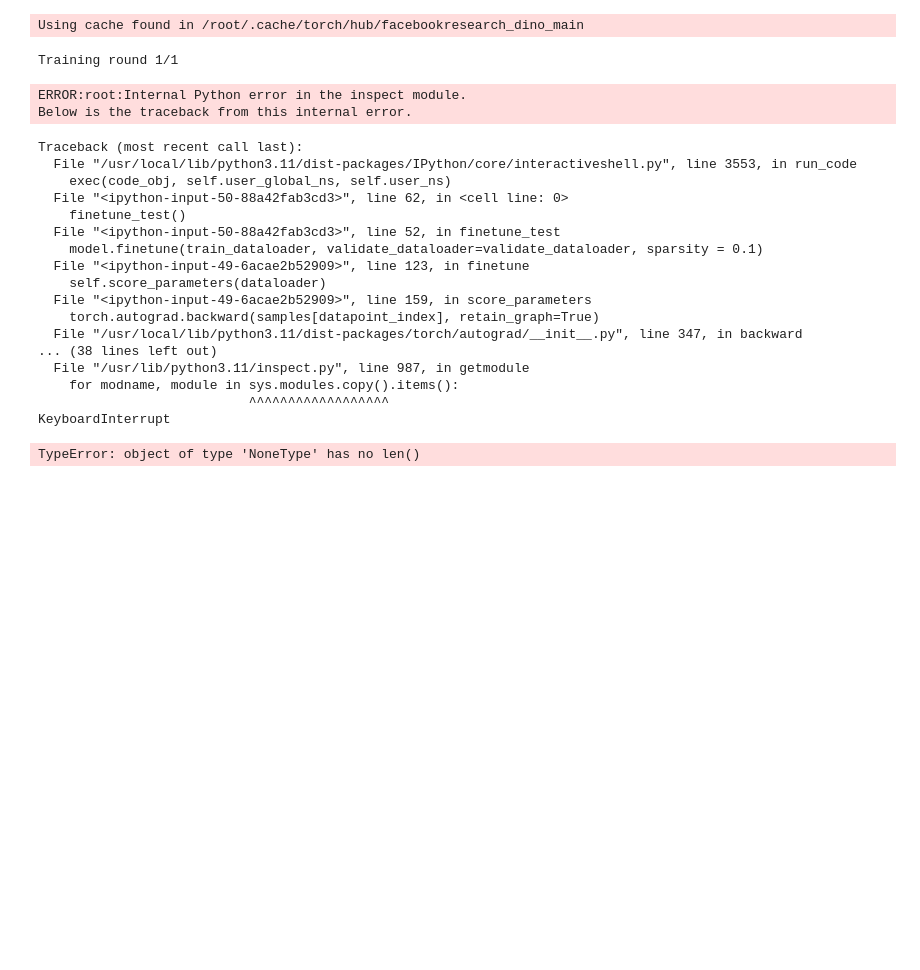
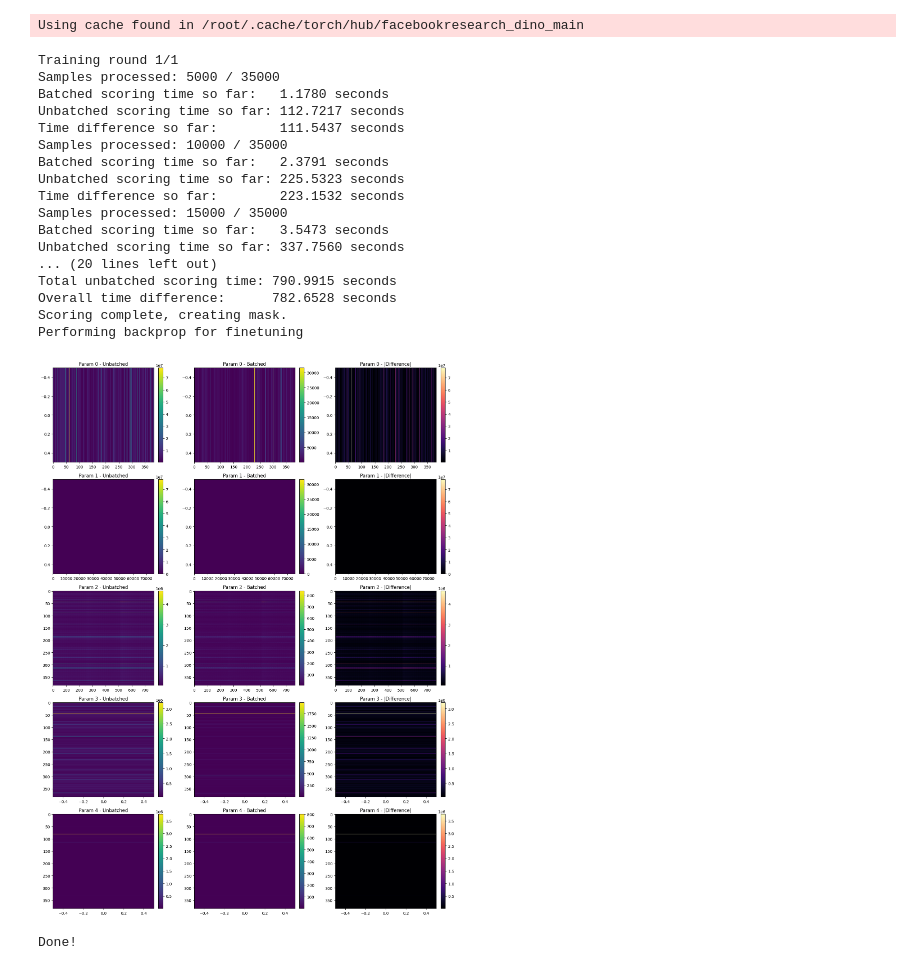
Before and after one commit to aWolander/google-colab, a Jupyter notebook: Federated Learning.ipynb, the cells around one changed output. Drawn from its saved outputs; the diff is of its cells as text; code cells hidden in the pictures; blank space fills up the shorter version.

Commit message:
heatmaps, other good stuff

```diff
--- a/Federated Learning.ipynb
+++ b/Federated Learning.ipynb
@@ -680,54 +715,52 @@ def FL_test():
     FL.test_model(test_dataloader)
 
 def single_test():
     model = DinoFullModel().to(device)
     #for param in model.parameters():
     #    print(param.shape)
     model.load_model(filepath="test_model.pt")
     model.plot_performance()
 
     model.train_model(train_dataloader, validate_dataloader=validate_dataloader, filepath="test_model")
     model.plot_performance()
     print("Done!")
 
 
 def finetune_test():
     model = DinoFullModel().to(device)
     #for param in model.parameters():
     #    print(param.shape)
     #model.plot_performance()
-    model.epochs = 20
+    model.epochs = 1
     model.finetune(train_dataloader, validate_dataloader=validate_dataloader, sparsity = 0.1)
-    model.plot_performance()
+    model.plot_score_heatmaps(show_difference=True)
     print("Done!")
 
 def finetune_batch_test():
     model = DinoFullModel().to(device)
-
+    model.epochs=0
     model.finetune(train_dataloader, validate_dataloader=validate_dataloader, sparsity = 0.1, use_both_scoring_methods=True)
     model.plot_score_heatmaps()
     print("Done!")
-finetune_test()
+finetune_batch_test()
 # %% [output]
 Using cache found in /root/.cache/torch/hub/facebookresearch_dino_main
 Training round 1/1
+Samples processed: 5000 / 35000
+Batched scoring time so far:   1.1780 seconds
+Unbatched scoring time so far: 112.7217 seconds
+Time difference so far:        111.5437 seconds
+Samples processed: 10000 / 35000
+Batched scoring time so far:   2.3791 seconds
+Unbatched scoring time so far: 225.5323 seconds
+Time difference so far:        223.1532 seconds
+Samples processed: 15000 / 35000
+Batched scoring time so far:   3.5473 seconds
+Unbatched scoring time so far: 337.7560 seconds
+... (20 lines left out)
+Total unbatched scoring time: 790.9915 seconds
+Overall time difference:      782.6528 seconds
+Scoring complete, creating mask.
+Performing backprop for finetuning
+[figure, added]
-ERROR:root:Internal Python error in the inspect module.
-Below is the traceback from this internal error.
+Done!
-Traceback (most recent call last):
-  File "/usr/local/lib/python3.11/dist-packages/IPython/core/interactiveshell.py", line 3553, in run_code
-    exec(code_obj, self.user_global_ns, self.user_ns)
-  File "<ipython-input-50-88a42fab3cd3>", line 62, in <cell line: 0>
-    finetune_test()
-  File "<ipython-input-50-88a42fab3cd3>", line 52, in finetune_test
-    model.finetune(train_dataloader, validate_dataloader=validate_dataloader, sparsity = 0.1)
-  File "<ipython-input-49-6acae2b52909>", line 123, in finetune
-    self.score_parameters(dataloader)
-  File "<ipython-input-49-6acae2b52909>", line 159, in score_parameters
-    torch.autograd.backward(samples[datapoint_index], retain_graph=True)
-  File "/usr/local/lib/python3.11/dist-packages/torch/autograd/__init__.py", line 347, in backward
-... (38 lines left out)
-  File "/usr/lib/python3.11/inspect.py", line 987, in getmodule
-    for modname, module in sys.modules.copy().items():
-                           ^^^^^^^^^^^^^^^^^^
-KeyboardInterrupt
-TypeError: object of type 'NoneType' has no len()
```
Also changed, not shown: parts of 3 cells of this notebook.
